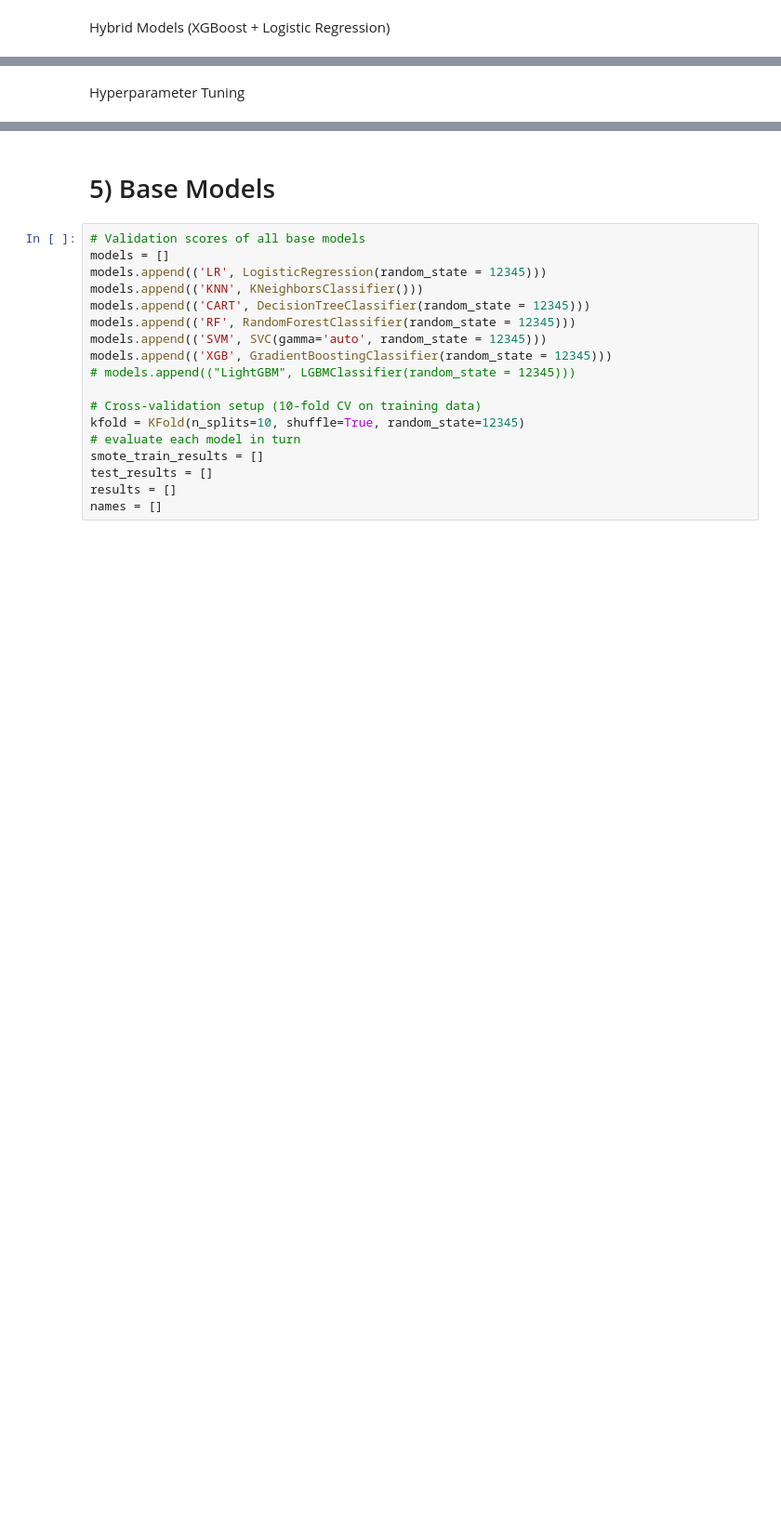
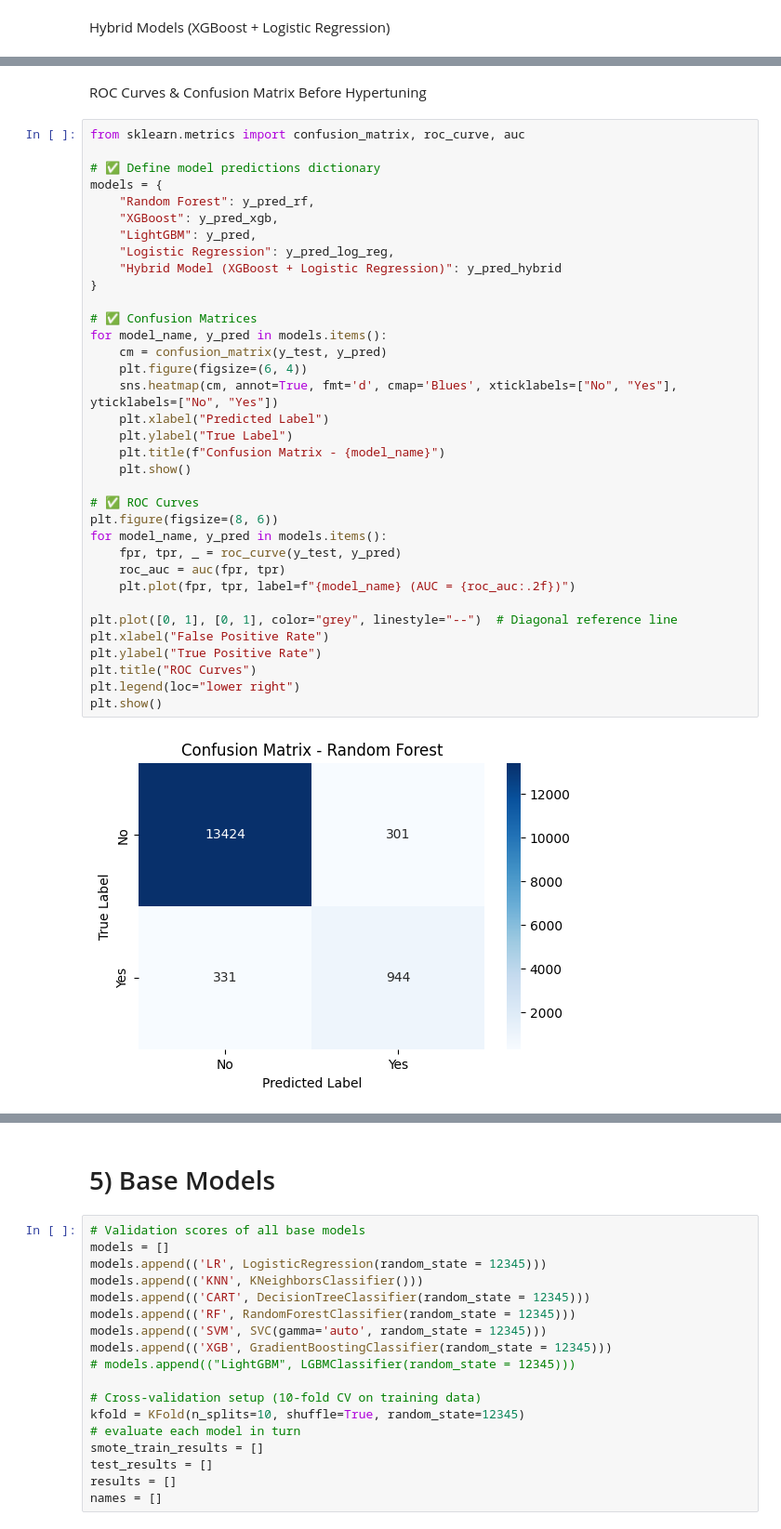
Before and after one commit to tehhanyi/INF2008-Machine-Learning-Project, a Jupyter notebook: Diabetes_Prediction_Edited.ipynb, the cells around one changed output, grey strips where cells are left out. Shown at 93% size. Cells and saved outputs as stored; diff of their text form; blank space fills up the shorter version.

Commit message:
include confusion matrix and roc graphs

```diff
--- a/Diabetes_Prediction_Edited.ipynb
+++ b/Diabetes_Prediction_Edited.ipynb
@@ -781,5 +780,42 @@ print(results_df.to_string(index=False))
                               LightGBM       0.966867           0.864860   0.965502 0.966867  0.965847
                    Logistic Regression       0.919467           0.881290   0.944028 0.919467  0.927782
 Hybrid (XGBoost + Logistic Regression)       0.961133           0.867775   0.960595 0.961133  0.960845
-# %% [markdown]
-Hyperparameter Tuning
+# %% [markdown]
+ROC Curves & Confusion Matrix Before Hypertuning
+# %%
+from sklearn.metrics import confusion_matrix, roc_curve, auc
+
+# ✅ Define model predictions dictionary
+models = {
+    "Random Forest": y_pred_rf,
+    "XGBoost": y_pred_xgb,
+    "LightGBM": y_pred,
+    "Logistic Regression": y_pred_log_reg,
+    "Hybrid Model (XGBoost + Logistic Regression)": y_pred_hybrid
+}
+
+# ✅ Confusion Matrices
+for model_name, y_pred in models.items():
+    cm = confusion_matrix(y_test, y_pred)
+    plt.figure(figsize=(6, 4))
+    sns.heatmap(cm, annot=True, fmt='d', cmap='Blues', xticklabels=["No", "Yes"], yticklabels=["No", "Yes"])
+    plt.xlabel("Predicted Label")
+    plt.ylabel("True Label")
+    plt.title(f"Confusion Matrix - {model_name}")
+    plt.show()
+
+# ✅ ROC Curves
+plt.figure(figsize=(8, 6))
+for model_name, y_pred in models.items():
+    fpr, tpr, _ = roc_curve(y_test, y_pred)
+    roc_auc = auc(fpr, tpr)
+    plt.plot(fpr, tpr, label=f"{model_name} (AUC = {roc_auc:.2f})")
+
+plt.plot([0, 1], [0, 1], color="grey", linestyle="--")  # Diagonal reference line
+plt.xlabel("False Positive Rate")
+plt.ylabel("True Positive Rate")
+plt.title("ROC Curves")
+plt.legend(loc="lower right")
+plt.show()
+# %% [output]
+[figure, added]
```
Also changed, not shown: parts of 14 cells of this notebook.
